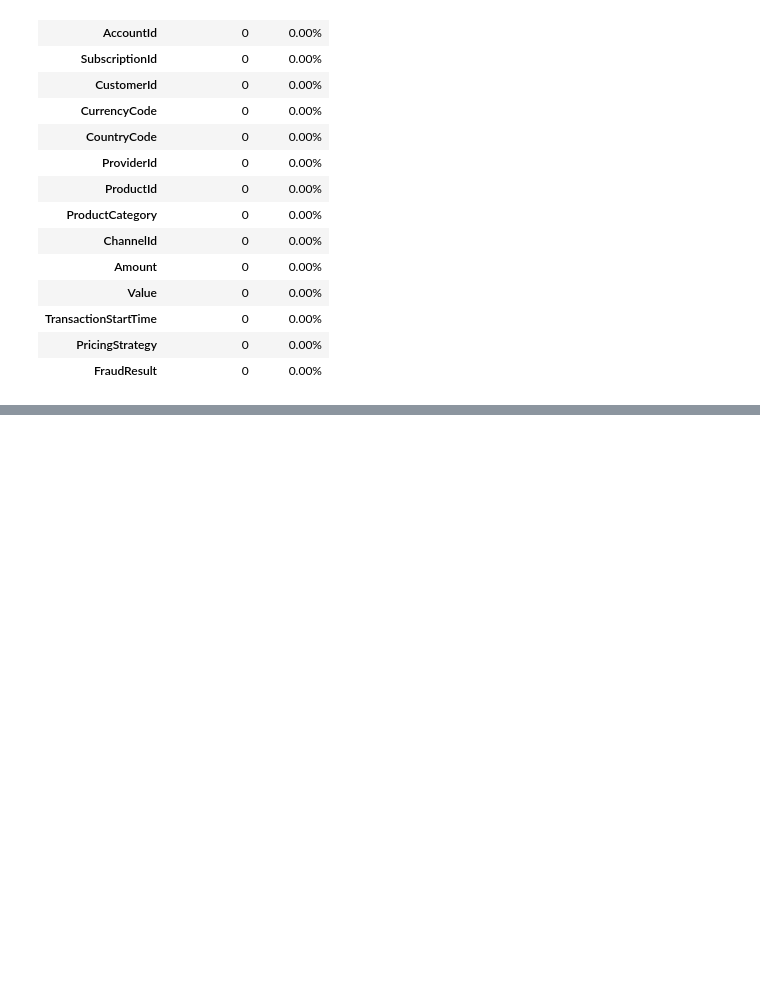
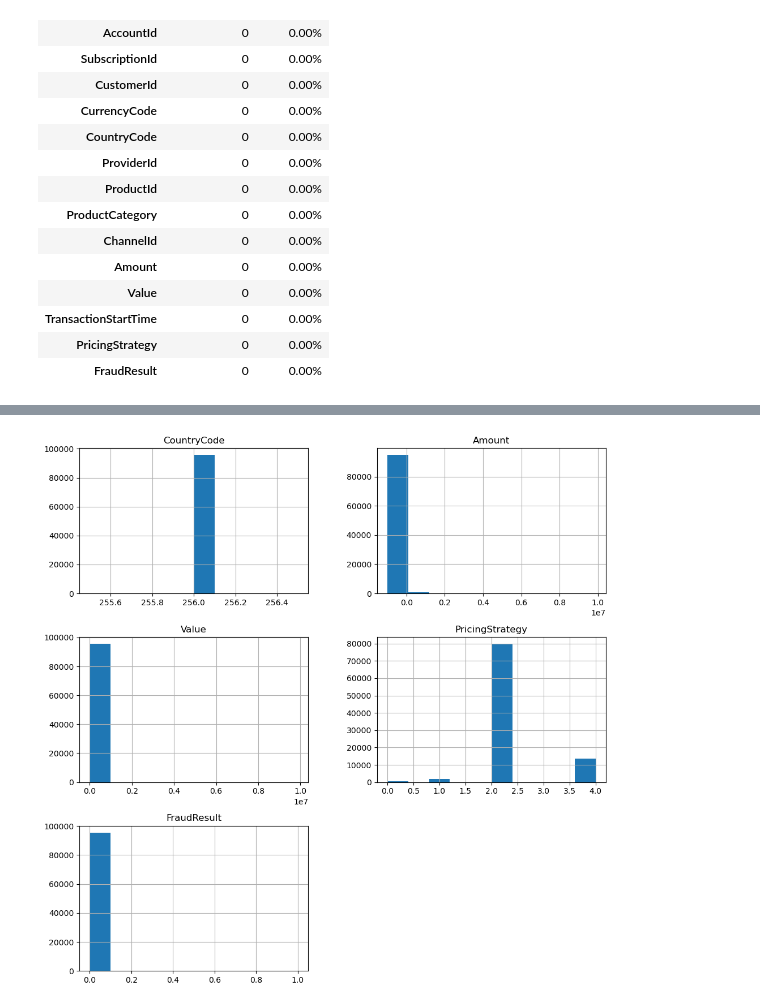
Before and after one commit to Joakimanochie/Univelcity_Capstone, a Jupyter notebook: Xente_fraud_detection/Fraud_detection.ipynb, the cells around one changed output, grey strips where cells are left out. Saved outputs shown, nothing was run; the diff lists cells and outputs as text; code cells hidden in the pictures; blank space fills up the shorter version.

```diff
--- a/Xente_fraud_detection/Fraud_detection.ipynb
+++ b/Xente_fraud_detection/Fraud_detection.ipynb
@@ -89,0 +156,5 @@ missing_df.style.format({"Percentage": "{:.2f}%"})
+# %%
+Fraud.hist(figsize=(12,12))
+pyplot.show()
+# %% [output]
+[figure, added]
```
Also changed, not shown: parts of 42 cells of this notebook.
